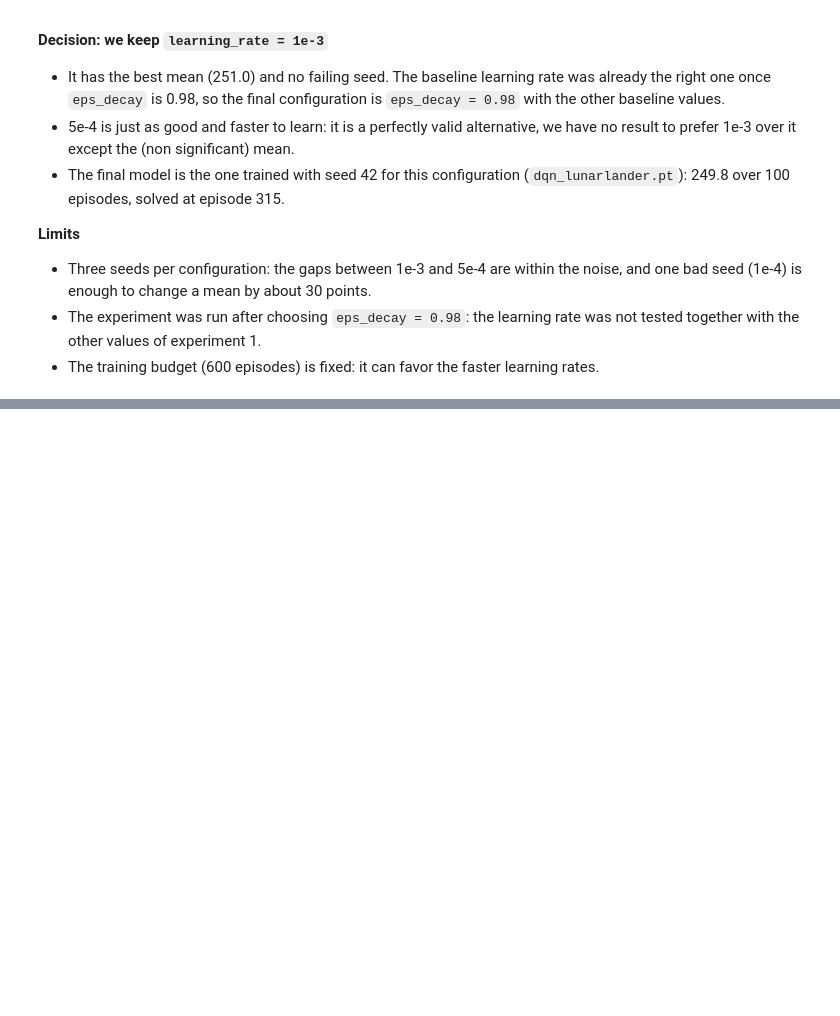
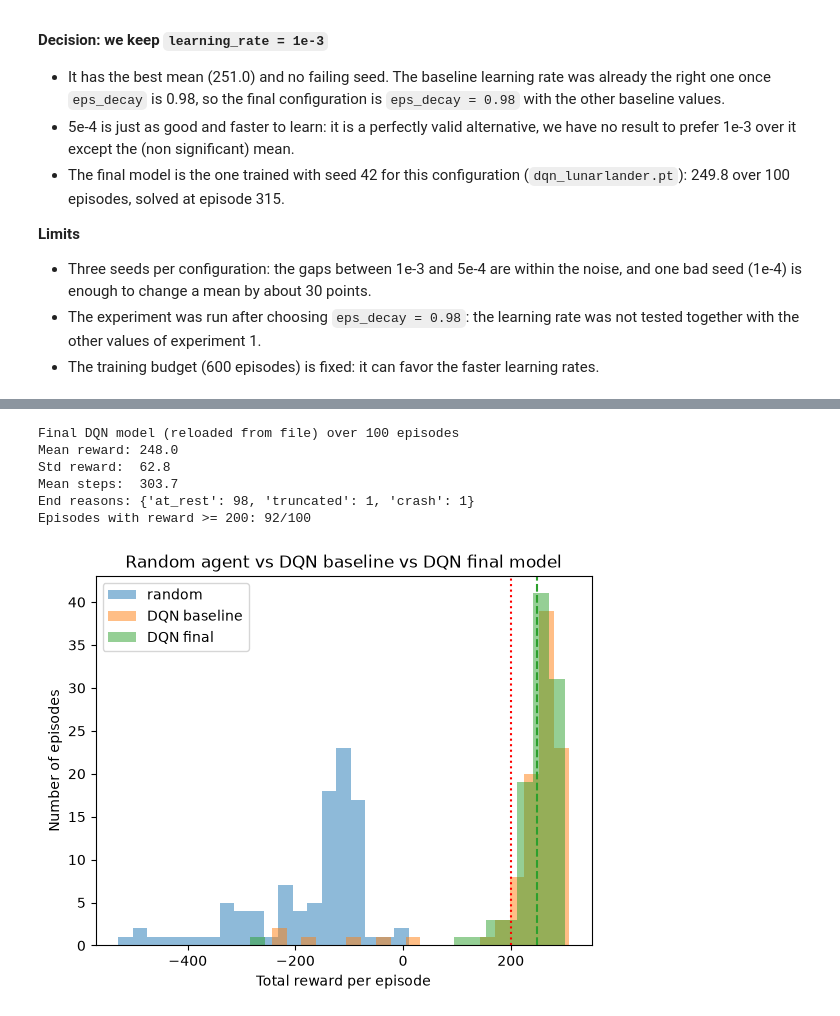
Before and after one commit to louispouillet/starttrek, a Jupyter notebook: dqn.ipynb, the cells around one changed output, grey strips where cells are left out. Cells and saved outputs as stored; diff of their text form; code cells hidden in the pictures; blank space fills up the shorter version.

```diff
--- a/dqn.ipynb
+++ b/dqn.ipynb
@@ -31,7 +31,7 @@ torch.manual_seed(SEED)
 # The network is tiny: one CPU thread is faster than splitting the work
 torch.set_num_threads(1)
 
-RETRAIN = True
+RETRAIN = False
 MODEL_PATH = "dqn_lunarlander_baseline.pt"
 HISTORY_PATH = "dqn_lunarlander_baseline_history.npz"
 FINAL_MODEL_PATH = "dqn_lunarlander.pt"
@@ -798,3 +815,30 @@ show_results(results=results_lr)
+# %%
+final_agent = DQNAgent(state_dim=state_dim, n_actions=n_actions, config={**CONFIG, "eps_decay": 0.98})
+final_agent.load(path=FINAL_MODEL_PATH)
+
+final_env = gym.make("LunarLander-v3")
+final_env.reset(seed=SEED)
+final_rewards = evaluate(env=final_env, agent=final_agent, n_episodes=N_EVAL, name="Final DQN model (reloaded from file)")
+final_env.close()
+
+plt.hist(baseline_rewards, bins=20, alpha=0.5, label="random")
+plt.hist(eval_rewards, bins=20, alpha=0.5, label="DQN baseline")
+plt.hist(final_rewards, bins=20, alpha=0.5, label="DQN final")
+plt.axvline(np.mean(final_rewards), color="C2", linestyle="--")
+plt.axvline(SOLVED, color="red", linestyle=":")
+plt.xlabel("Total reward per episode")
+plt.ylabel("Number of episodes")
+plt.title("Random agent vs DQN baseline vs DQN final model")
+plt.legend()
+plt.show()
+# %% [output]
+Final DQN model (reloaded from file) over 100 episodes
+Mean reward: 248.0
+Std reward:  62.8
+Mean steps:  303.7
+End reasons: {'at_rest': 98, 'truncated': 1, 'crash': 1}
+Episodes with reward >= 200: 92/100
+[figure, added]
 # %% [markdown]
 ## 8. Conclusion
 
```
Also changed, not shown: parts of 9 cells of this notebook, 4 other files.
